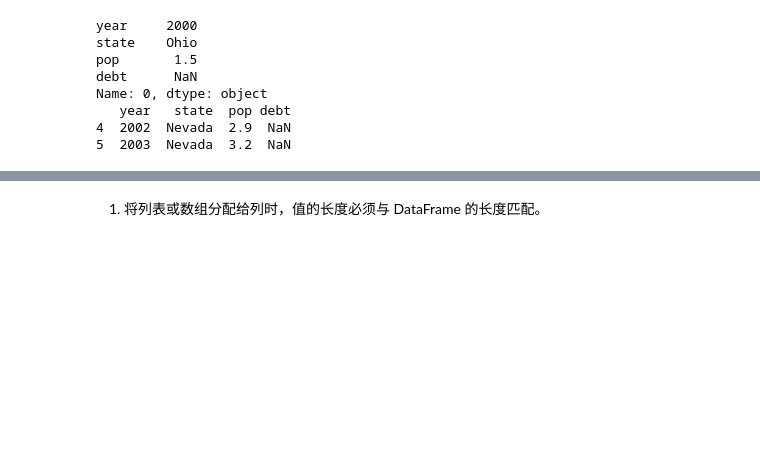
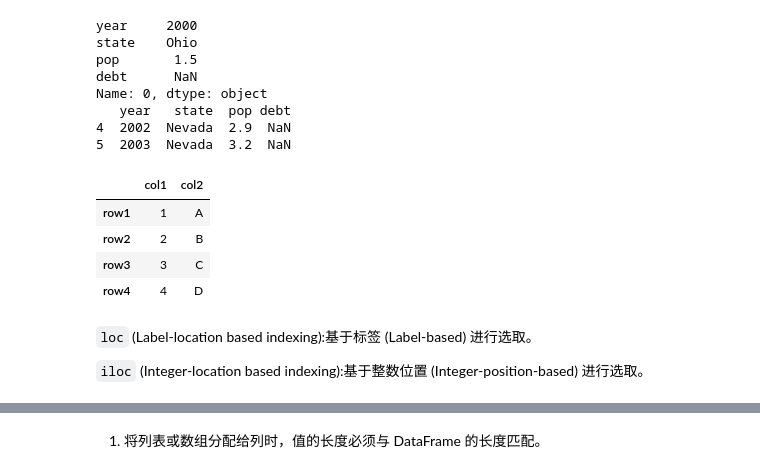
Before and after one commit to d0m999/python-basics-for-quant-trading, a Jupyter notebook: 5-start-pandas.ipynb, the cells around one changed output, grey strips where cells are left out. Saved outputs shown, nothing was run; the diff lists cells and outputs as text; code cells hidden in the pictures; blank space fills up the shorter version.

```diff
--- a/5-start-pandas.ipynb
+++ b/5-start-pandas.ipynb
@@ -266,3 +294,17 @@ Name: 0, dtype: object
    year   state  pop debt
 4  2002  Nevada  2.9  NaN
 5  2003  Nevada  3.2  NaN
+# %%
+data = {'col1': [1, 2, 3, 4], 'col2': ['A', 'B', 'C', 'D']}
+df = pd.DataFrame(data, index = ['row1', 'row2', 'row3', 'row4'])
+df
+# %% [output]
+|  | col1 | col2 |
+| row1 | 1 | A |
+| row2 | 2 | B |
+| row3 | 3 | C |
+| row4 | 4 | D |
+# %% [markdown]
+`loc` (Label-location based indexing):基于标签 (Label-based) 进行选取。
+
+`iloc` (Integer-location based indexing):基于整数位置 (Integer-position-based) 进行选取。
```
Also changed, not shown: parts of 17 cells of this notebook.
